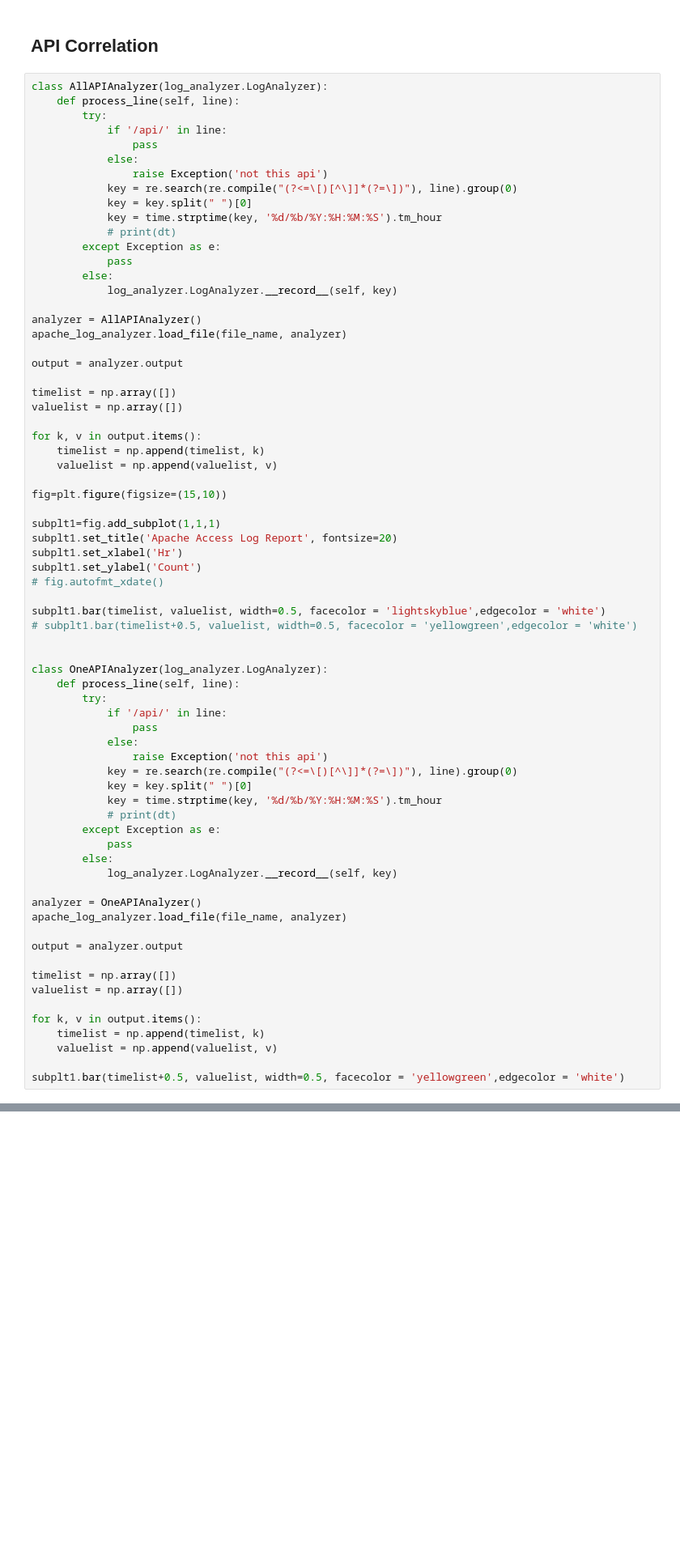
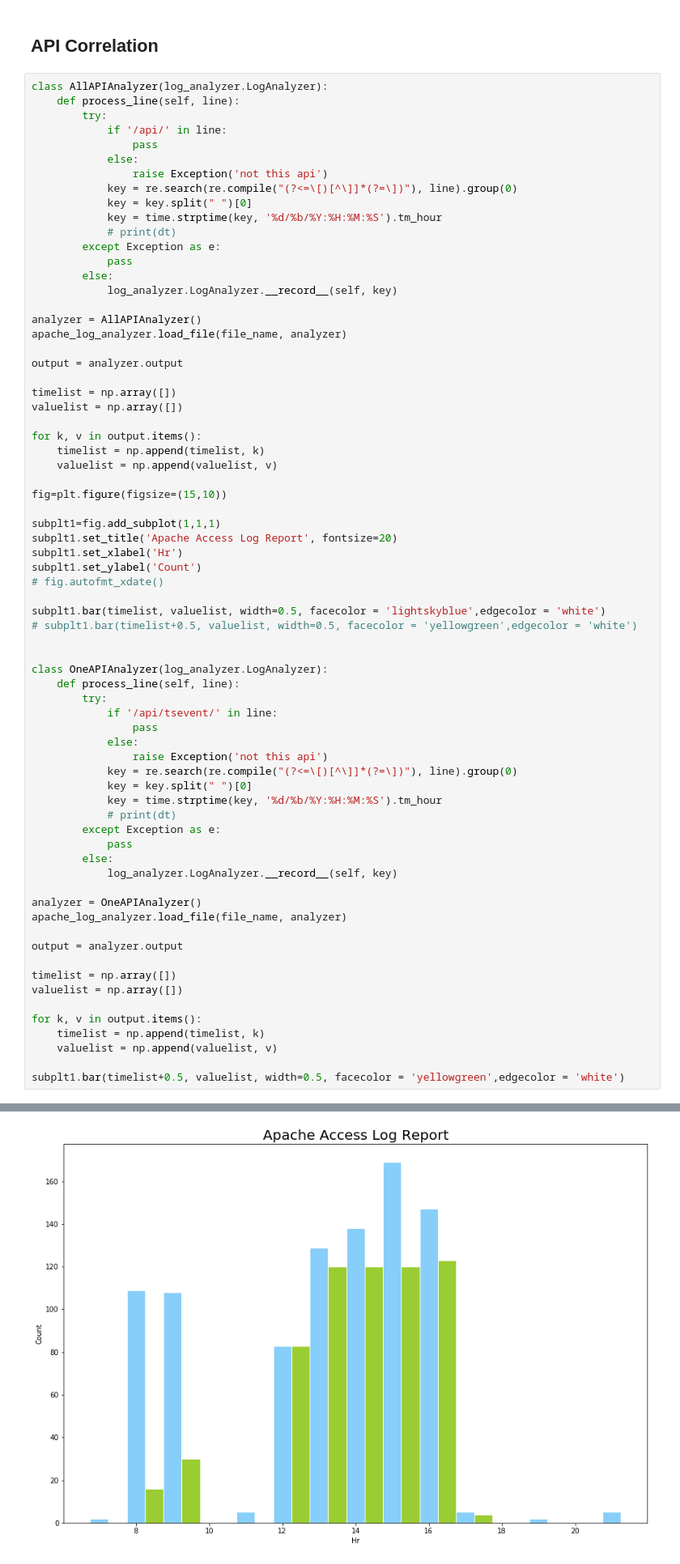
Before and after one commit to wsfjonah/data_science, a Jupyter notebook: ui/jupyter/reporting/log/apache_access_log.ipynb, the cells around one changed output, grey strips where cells are left out. Shown at 81% size. Drawn from its saved outputs; the diff is of its cells as text; blank space fills up the shorter version.

```diff
--- a/ui/jupyter/reporting/log/apache_access_log.ipynb
+++ b/ui/jupyter/reporting/log/apache_access_log.ipynb
@@ -313,7 +313,7 @@ subplt1.bar(timelist, valuelist, width=0.5, facecolor = 'lightskyblue',edgecolor
 class OneAPIAnalyzer(log_analyzer.LogAnalyzer):
     def process_line(self, line):
         try:
-            if '/api/' in line:
+            if '/api/tsevent/' in line:
                 pass
             else:
                 raise Exception('not this api')
@@ -339,3 +339,4 @@ for k, v in output.items():
     valuelist = np.append(valuelist, v)
 
 subplt1.bar(timelist+0.5, valuelist, width=0.5, facecolor = 'yellowgreen',edgecolor = 'white')
+# %% [output]
@@ -341,0 +344 @@ subplt1.bar(timelist+0.5, valuelist, width=0.5, facecolor = 'yellowgreen',edgeco
+[figure, added]
```
Also changed, not shown: parts of 1 cell of this notebook.
